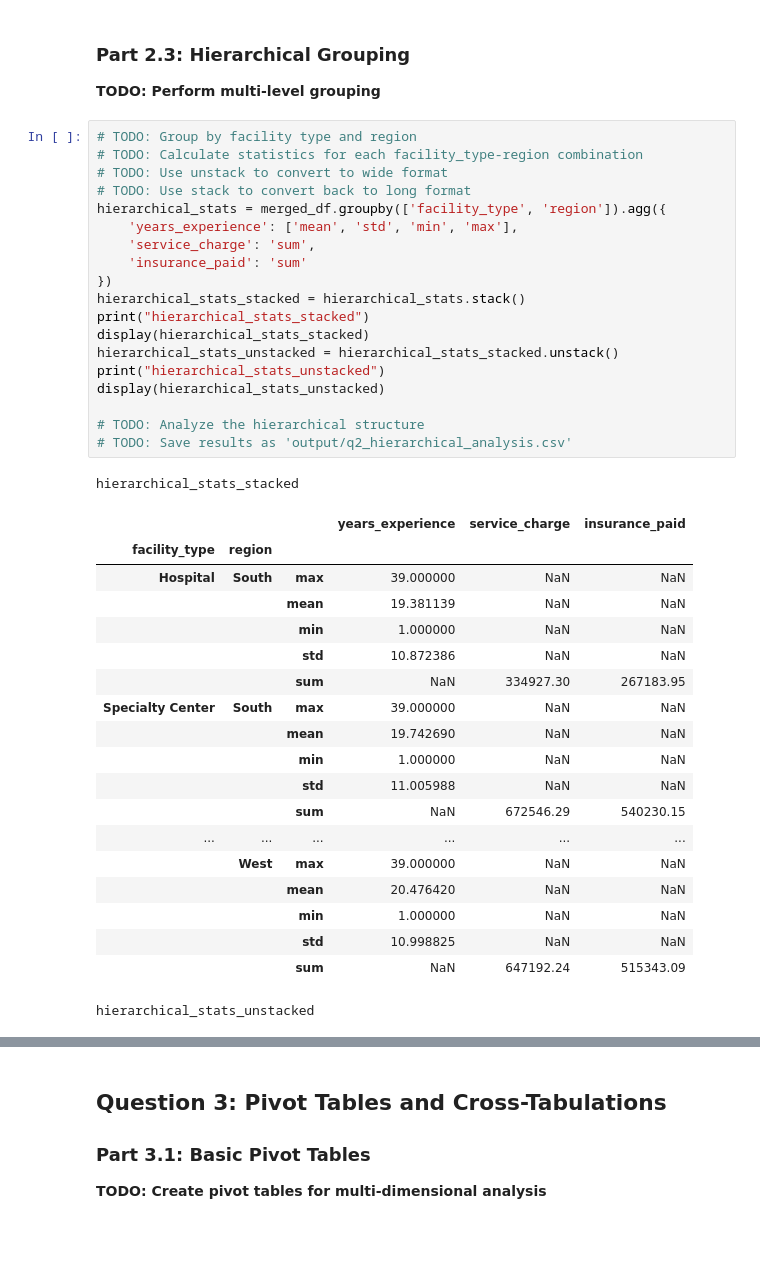
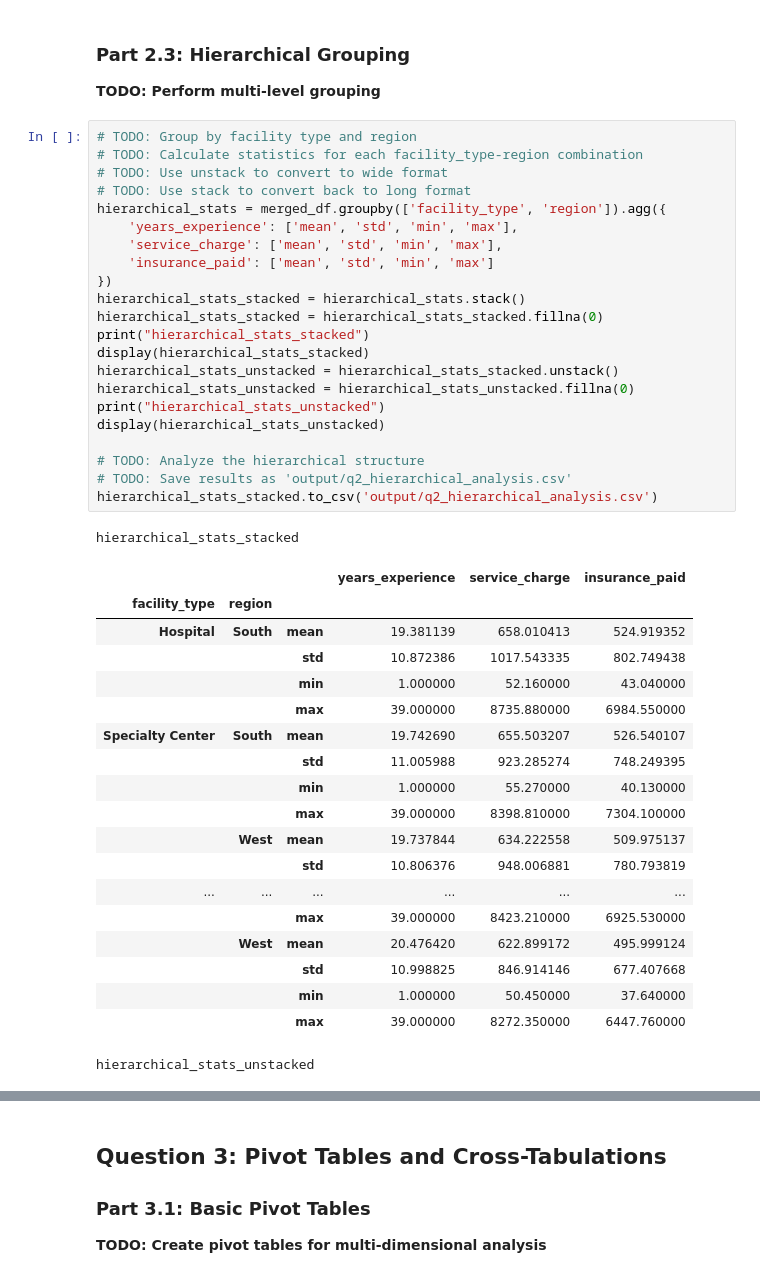
Before and after one commit to UCSF-DataSci/ds217-08-group-filter-and-flow-JoshuaGuoJG, a Jupyter notebook: assignment.ipynb, the cells around one changed output, grey strips where cells are left out. Saved outputs shown, nothing was run; the diff lists cells and outputs as text; blank space fills up the shorter version.

```diff
--- a/assignment.ipynb
+++ b/assignment.ipynb
@@ -227,40 +246,43 @@ TypeError: Column 'encounter_id' has dtype object, cannot use method 'nlargest'
 # %%
 # TODO: Group by facility type and region
 # TODO: Calculate statistics for each facility_type-region combination
 # TODO: Use unstack to convert to wide format
 # TODO: Use stack to convert back to long format
 hierarchical_stats = merged_df.groupby(['facility_type', 'region']).agg({
     'years_experience': ['mean', 'std', 'min', 'max'],
-    'service_charge': 'sum',
-    'insurance_paid': 'sum'
+    'service_charge': ['mean', 'std', 'min', 'max'],
+    'insurance_paid': ['mean', 'std', 'min', 'max']
 })
 hierarchical_stats_stacked = hierarchical_stats.stack()
+hierarchical_stats_stacked = hierarchical_stats_stacked.fillna(0)
 print("hierarchical_stats_stacked")
 display(hierarchical_stats_stacked)
 hierarchical_stats_unstacked = hierarchical_stats_stacked.unstack()
+hierarchical_stats_unstacked = hierarchical_stats_unstacked.fillna(0)
 print("hierarchical_stats_unstacked")
 display(hierarchical_stats_unstacked)
 
 # TODO: Analyze the hierarchical structure
 # TODO: Save results as 'output/q2_hierarchical_analysis.csv'
+hierarchical_stats_stacked.to_csv('output/q2_hierarchical_analysis.csv')
 # %% [output]
 hierarchical_stats_stacked
 |  |  |  | years_experience | service_charge | insurance_paid |
 | facility_type | region |  |  |  |  |
-| Hospital | South | max | 39.000000 | NaN | NaN |
-|  |  | mean | 19.381139 | NaN | NaN |
-|  |  | min | 1.000000 | NaN | NaN |
-|  |  | std | 10.872386 | NaN | NaN |
-|  |  | sum | NaN | 334927.30 | 267183.95 |
-| Specialty Center | South | max | 39.000000 | NaN | NaN |
-|  |  | mean | 19.742690 | NaN | NaN |
-|  |  | min | 1.000000 | NaN | NaN |
-|  |  | std | 11.005988 | NaN | NaN |
-|  |  | sum | NaN | 672546.29 | 540230.15 |
+| Hospital | South | mean | 19.381139 | 658.010413 | 524.919352 |
+|  |  | std | 10.872386 | 1017.543335 | 802.749438 |
+|  |  | min | 1.000000 | 52.160000 | 43.040000 |
+|  |  | max | 39.000000 | 8735.880000 | 6984.550000 |
+| Specialty Center | South | mean | 19.742690 | 655.503207 | 526.540107 |
+|  |  | std | 11.005988 | 923.285274 | 748.249395 |
+|  |  | min | 1.000000 | 55.270000 | 40.130000 |
+|  |  | max | 39.000000 | 8398.810000 | 7304.100000 |
+|  | West | mean | 19.737844 | 634.222558 | 509.975137 |
+|  |  | std | 10.806376 | 948.006881 | 780.793819 |
 | ... | ... | ... | ... | ... | ... |
-|  | West | max | 39.000000 | NaN | NaN |
-|  |  | mean | 20.476420 | NaN | NaN |
-|  |  | min | 1.000000 | NaN | NaN |
-|  |  | std | 10.998825 | NaN | NaN |
-|  |  | sum | NaN | 647192.24 | 515343.09 |
+|  |  | max | 39.000000 | 8423.210000 | 6925.530000 |
+|  | West | mean | 20.476420 | 622.899172 | 495.999124 |
+|  |  | std | 10.998825 | 846.914146 | 677.407668 |
+|  |  | min | 1.000000 | 50.450000 | 37.640000 |
+|  |  | max | 39.000000 | 8272.350000 | 6447.760000 |
 hierarchical_stats_unstacked
```
Also changed, not shown: parts of 6 cells of this notebook.
